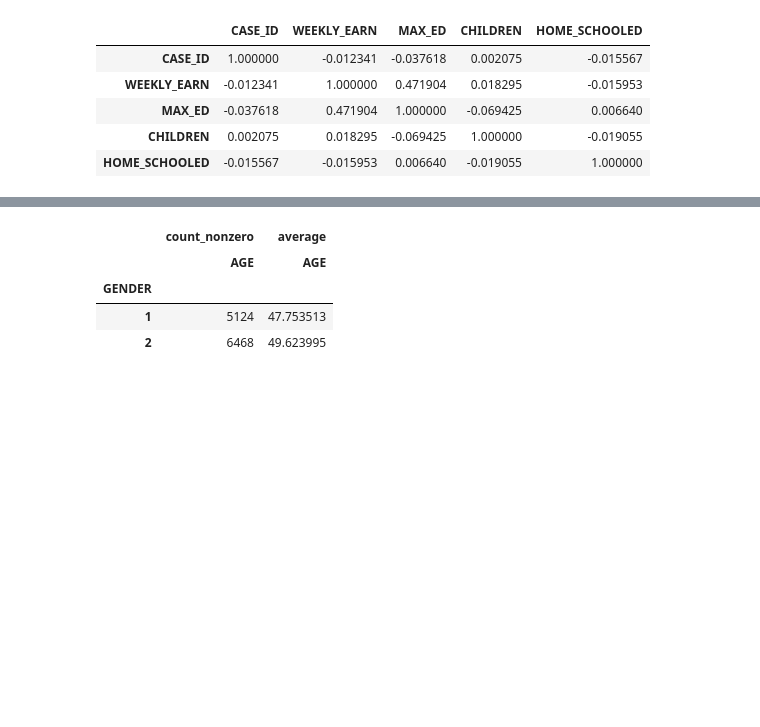
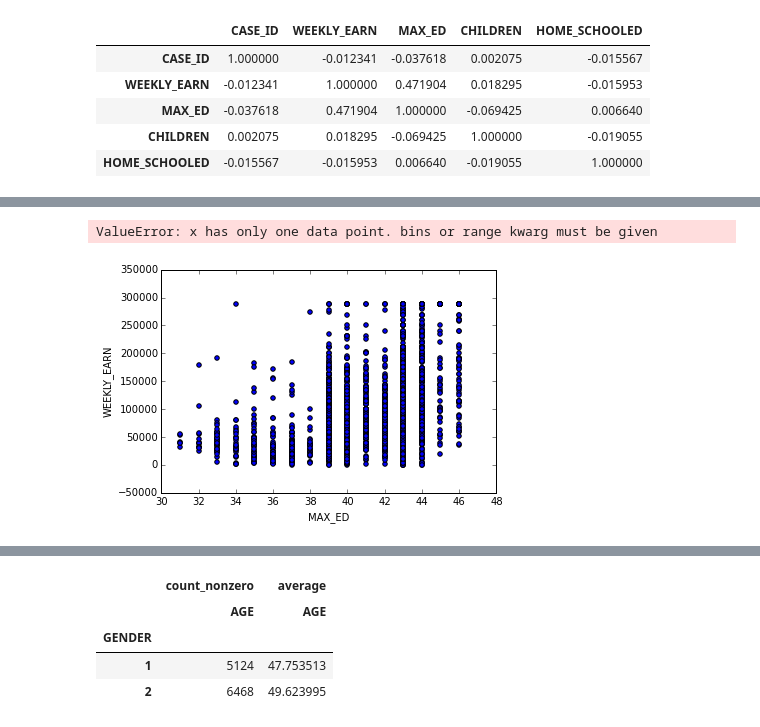
Before and after one commit to BobAmand/atus-analysis, a Jupyter notebook: summary_analysis_MVP.ipynb, the cells around one changed output, grey strips where cells are left out. Cells and saved outputs as stored; diff of their text form; code cells hidden in the pictures; blank space fills up the shorter version.

```diff
--- a/summary_analysis_MVP.ipynb
+++ b/summary_analysis_MVP.ipynb
@@ -130,0 +146,3 @@ pd.pivot_table(gender_sum, index=['GENDER'], values=['AGE'], aggfunc=[np.amin, n
+# %%
+home_school['HOME_SCHOOLED']=home_school['HOME_SCHOOLED'].astype('category')
+home_school['HOME_SCHOOLED'].cat.set_categories([0,1], inplace=True)
@@ -130,0 +190,8 @@ pd.pivot_table(gender_sum, index=['GENDER'], values=['AGE'], aggfunc=[np.amin, n
+# %%
+#xhs=list(home_school['MAX_ED'])
+#yhs=list(home_school['WEEKLY_EARN'])
+
+plt.hist(home_school.plot(kind='scatter',x='MAX_ED', y='WEEKLY_EARN'))
+# %% [output]
+ValueError: x has only one data point. bins or range kwarg must be given
+[figure, added]
```
Also changed, not shown: parts of 18 cells of this notebook.
